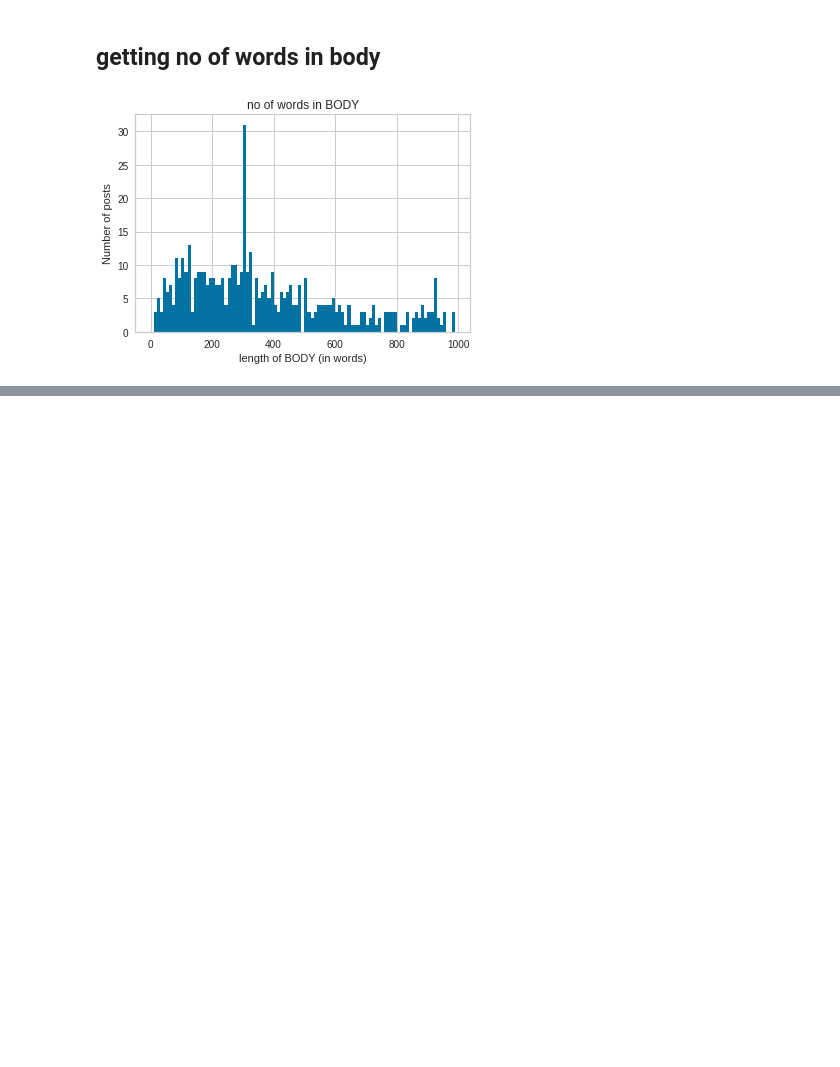
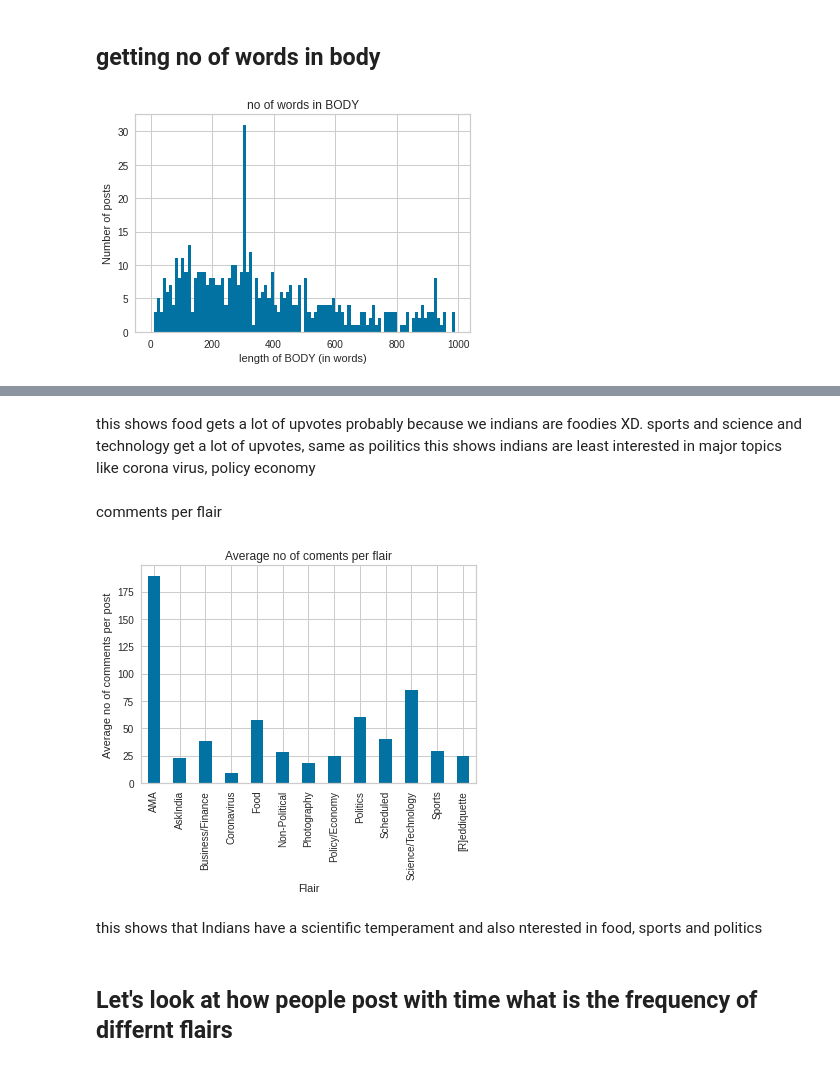
Before and after one commit to abhishek-parashar/Reddit-flair-detection, a Jupyter notebook: scripts/Exploratory_Data_Analysis.ipynb, the cells around one changed output, grey strips where cells are left out. Drawn from its saved outputs; the diff is of its cells as text; code cells hidden in the pictures; blank space fills up the shorter version.

```diff
--- a/scripts/Exploratory_Data_Analysis.ipynb
+++ b/scripts/Exploratory_Data_Analysis.ipynb
@@ -158,0 +210,21 @@ plt.show()
+# %% [markdown]
+this shows food gets a lot of upvotes probably because we indians are foodies XD.
+sports and science and technology get a lot of upvotes, same as poilitics this shows indians are least interested in major topics like corona virus, policy economy
+# %% [markdown]
+comments per flair
+# %%
+df3 = df.groupby("flair").mean()[['comms_num']]
+
+df3.plot(kind='bar', legend=False, grid=True)
+plt.title("Average no of coments per flair")
+
+plt.xlabel("Flair")
+plt.ylabel("Average no of comments per post")
+plt.savefig('comms per flair', dpi=300, bbox_inches='tight')
+plt.show()
+# %% [output]
+[figure, added]
+# %% [markdown]
+this shows that Indians have a scientific temperament and also nterested in food, sports and politics
+# %% [markdown]
+## Let's look at how people post with time what is the frequency of differnt flairs
```
Also changed, not shown: parts of 46 cells of this notebook.
